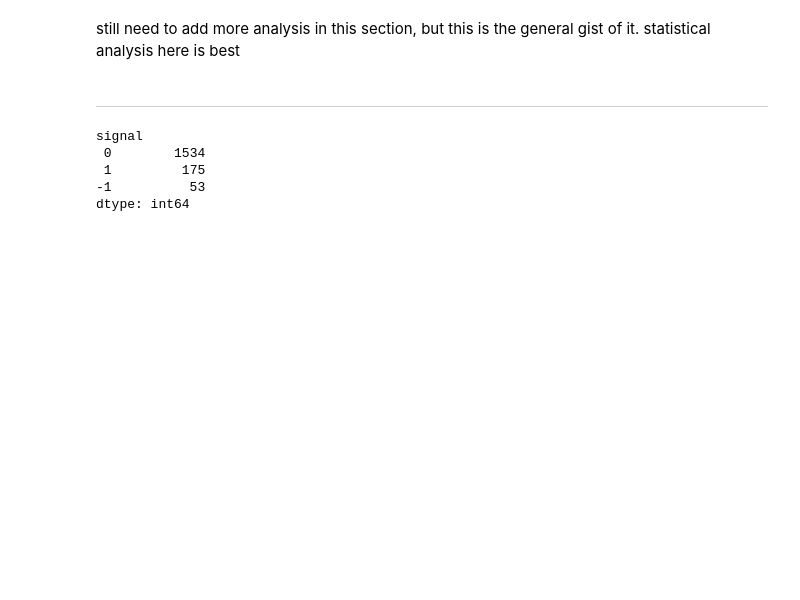
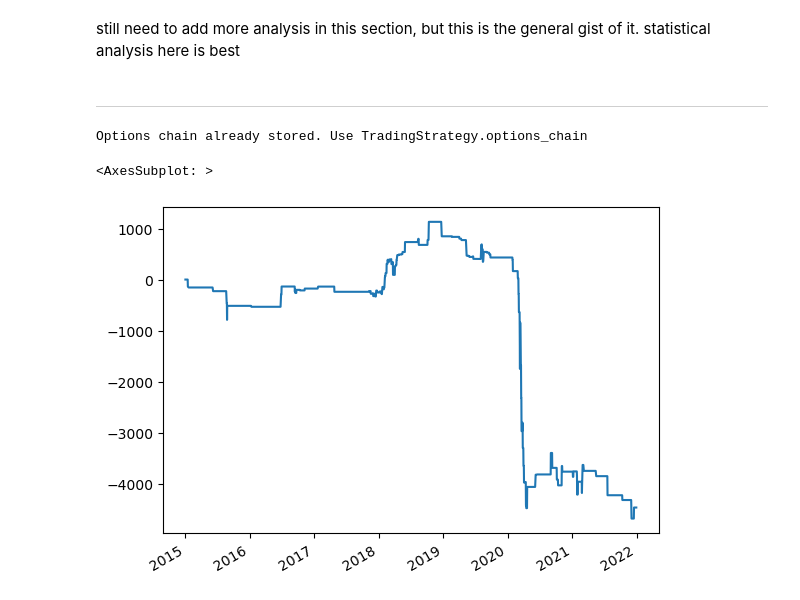
Before and after one commit to tsmcdonnell6604/Quant-Trading-Strategies, a Jupyter notebook: Project/Final_Project.ipynb, the cells around one changed output. Drawn from its saved outputs; the diff is of its cells as text; code cells hidden in the pictures; blank space fills up the shorter version.

```diff
--- a/Project/Final_Project.ipynb
+++ b/Project/Final_Project.ipynb
@@ -89,3 +91,0 @@ predicted_results = pd.read_csv('model_temp.csv',index_col=0,parse_dates=True) #
-# %%
-predicted_results = predicted_results.dropna()
-predicted_results
@@ -116,0 +96,6 @@ TradingStrategy = trading_strategy.TradingStrategy(predicted_results.dropna(),2)
+# %%
+options_chain = pd.read_csv('options_chain.csv',index_col=0,parse_dates=True)
+# %%
+TradingStrategy = trading_strategy.TradingStrategy(predicted_results,0,spy_data,conn,options_chain)
+TradingStrategy.create_signals()
+TradingStrategy.signals.to_csv('signals.csv')
@@ -117,10 +107,11 @@ TradingStrategy = trading_strategy.TradingStrategy(predicted_results.dropna(),2)
 # %%
-TradingStrategy.create_signals()
+TradingStrategy.obtain_chain()
+# %% [output]
+Options chain already stored. Use TradingStrategy.options_chain
-# %%
-TradingStrategy.signals.value_counts()
-# %% [output]
-signal
- 0        1534
- 1         175
--1          53
-dtype: int64
+# %%
+res = TradingStrategy.backtest_options(how_far=3)
+# %%
+res['Daily PnL'].cumsum().plot()
+# %% [output]
+<AxesSubplot: >
+[figure, added]
```
Also changed, not shown: parts of 23 cells of this notebook, 13 other files.
